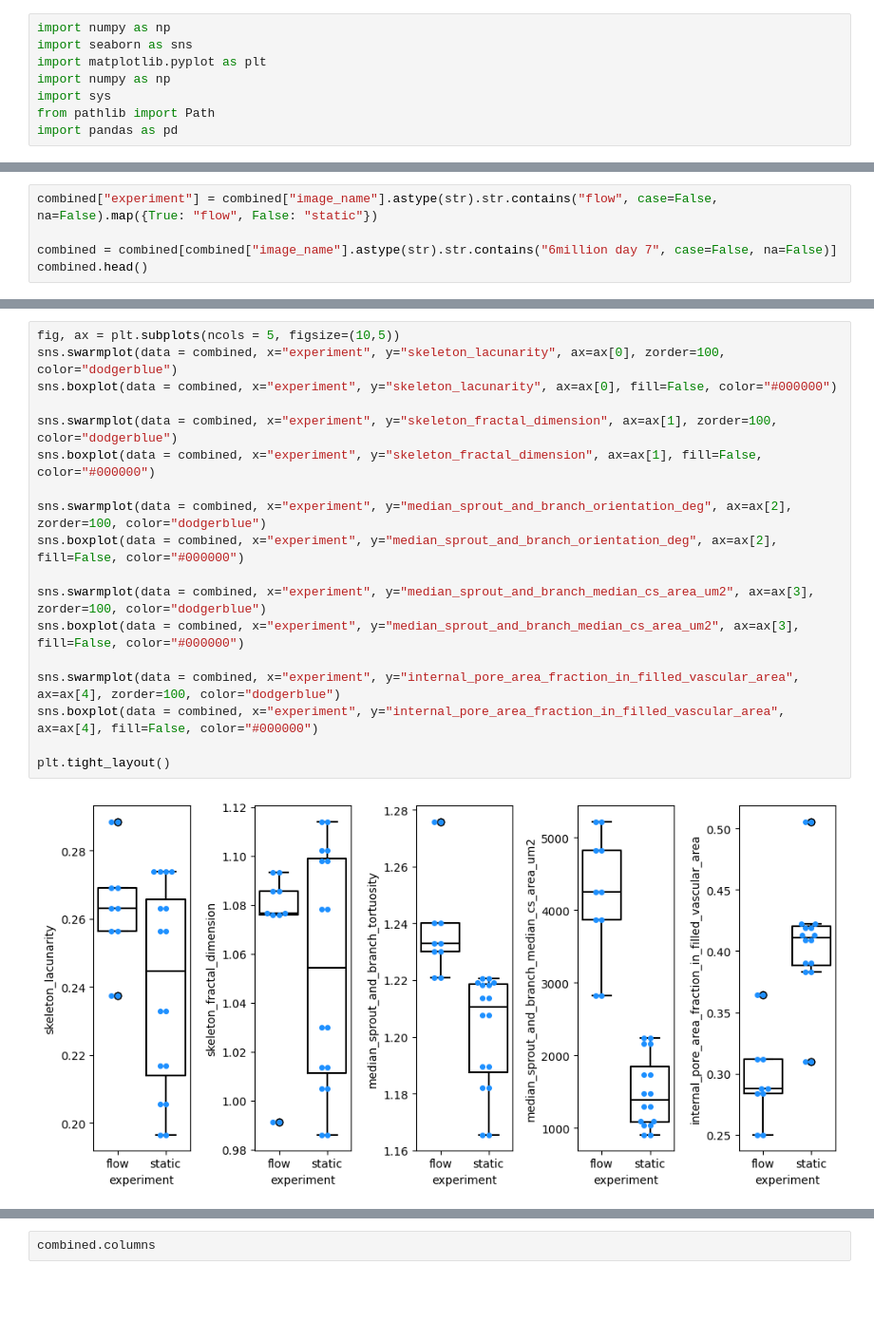
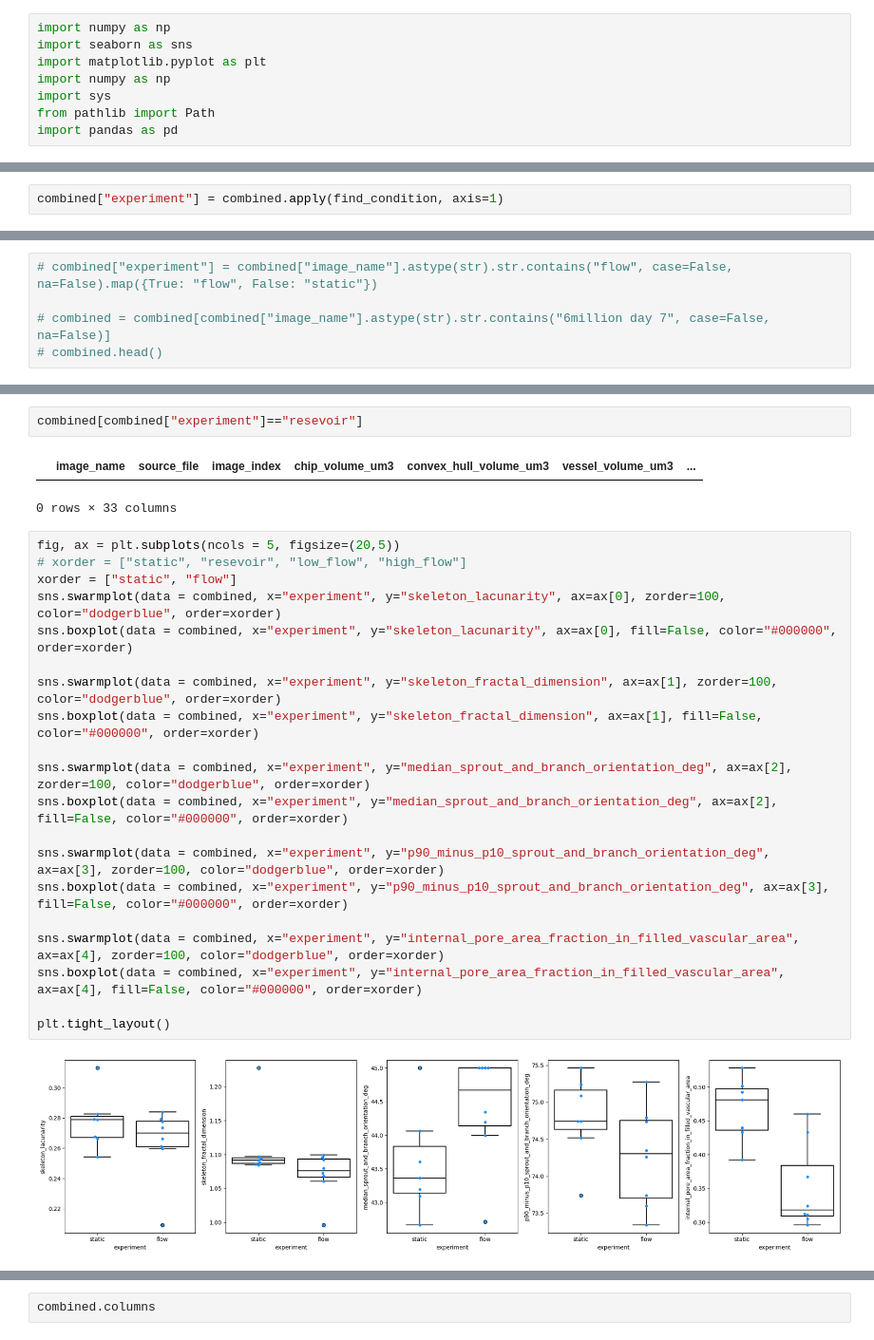
Before and after one commit to isobelth/vascumap, a Jupyter notebook: plotting_outputs.ipynb, the cells around one changed output, grey strips where cells are left out. Shown at 95% size. Saved outputs shown, nothing was run; the diff lists cells and outputs as text; blank space fills up the shorter version.

Commit message:
updated output plots to show orientation, and updated output plotting for oreintation

```diff
--- a/plotting_outputs.ipynb
+++ b/plotting_outputs.ipynb
@@ -77,0 +96,2 @@ Index(['image_name', 'source_file', 'image_index', 'chip_volume_um3',
+# %%
+combined["experiment"] = combined.apply(find_condition, axis=1)
@@ -78,5 +111,5 @@ Index(['image_name', 'source_file', 'image_index', 'chip_volume_um3',
 # %%
-combined["experiment"] = combined["image_name"].astype(str).str.contains("flow", case=False, na=False).map({True: "flow", False: "static"})
+# combined["experiment"] = combined["image_name"].astype(str).str.contains("flow", case=False, na=False).map({True: "flow", False: "static"})
 
-combined = combined[combined["image_name"].astype(str).str.contains("6million day 7", case=False, na=False)]
-combined.head()
+# combined = combined[combined["image_name"].astype(str).str.contains("6million day 7", case=False, na=False)]
+# combined.head()
@@ -91,21 +116,28 @@ combined.head()
+# %%
+combined[combined["experiment"]=="resevoir"]
+# %% [output]
+|  | image_name | source_file | image_index | chip_volume_um3 | convex_hull_volume_um3 | vessel_volume_um3 | ... |
+0 rows × 33 columns
 # %%
-fig, ax = plt.subplots(ncols = 5, figsize=(10,5))
-sns.swarmplot(data = combined, x="experiment", y="skeleton_lacunarity", ax=ax[0], zorder=100, color="dodgerblue")
-sns.boxplot(data = combined, x="experiment", y="skeleton_lacunarity", ax=ax[0], fill=False, color="#000000")
+fig, ax = plt.subplots(ncols = 5, figsize=(20,5))
+# xorder = ["static", "resevoir", "low_flow", "high_flow"]
+xorder = ["static", "flow"]
+sns.swarmplot(data = combined, x="experiment", y="skeleton_lacunarity", ax=ax[0], zorder=100, color="dodgerblue", order=xorder)
+sns.boxplot(data = combined, x="experiment", y="skeleton_lacunarity", ax=ax[0], fill=False, color="#000000", order=xorder)
 
-sns.swarmplot(data = combined, x="experiment", y="skeleton_fractal_dimension", ax=ax[1], zorder=100, color="dodgerblue")
-sns.boxplot(data = combined, x="experiment", y="skeleton_fractal_dimension", ax=ax[1], fill=False, color="#000000")
+sns.swarmplot(data = combined, x="experiment", y="skeleton_fractal_dimension", ax=ax[1], zorder=100, color="dodgerblue", order=xorder)
+sns.boxplot(data = combined, x="experiment", y="skeleton_fractal_dimension", ax=ax[1], fill=False, color="#000000", order=xorder)
 
-sns.swarmplot(data = combined, x="experiment", y="median_sprout_and_branch_orientation_deg", ax=ax[2], zorder=100, color="dodgerblue")
-sns.boxplot(data = combined, x="experiment", y="median_sprout_and_branch_orientation_deg", ax=ax[2], fill=False, color="#000000")
+sns.swarmplot(data = combined, x="experiment", y="median_sprout_and_branch_orientation_deg", ax=ax[2], zorder=100, color="dodgerblue", order=xorder)
+sns.boxplot(data = combined, x="experiment", y="median_sprout_and_branch_orientation_deg", ax=ax[2], fill=False, color="#000000", order=xorder)
 
-sns.swarmplot(data = combined, x="experiment", y="median_sprout_and_branch_median_cs_area_um2", ax=ax[3], zorder=100, color="dodgerblue")
-sns.boxplot(data = combined, x="experiment", y="median_sprout_and_branch_median_cs_area_um2", ax=ax[3], fill=False, color="#000000")
+sns.swarmplot(data = combined, x="experiment", y="p90_minus_p10_sprout_and_branch_orientation_deg", ax=ax[3], zorder=100, color="dodgerblue", order=xorder)
+sns.boxplot(data = combined, x="experiment", y="p90_minus_p10_sprout_and_branch_orientation_deg", ax=ax[3], fill=False, color="#000000", order=xorder)
 
-sns.swarmplot(data = combined, x="experiment", y="internal_pore_area_fraction_in_filled_vascular_area", ax=ax[4], zorder=100, color="dodgerblue")
-sns.boxplot(data = combined, x="experiment", y="internal_pore_area_fraction_in_filled_vascular_area", ax=ax[4], fill=False, color="#000000")
+sns.swarmplot(data = combined, x="experiment", y="internal_pore_area_fraction_in_filled_vascular_area", ax=ax[4], zorder=100, color="dodgerblue", order=xorder)
+sns.boxplot(data = combined, x="experiment", y="internal_pore_area_fraction_in_filled_vascular_area", ax=ax[4], fill=False, color="#000000", order=xorder)
 
 plt.tight_layout()
 # %% [output]
-[figure, old version]
+[figure, new version]
 # %%
```
Also changed, not shown: parts of 11 cells of this notebook, 3 other files.
